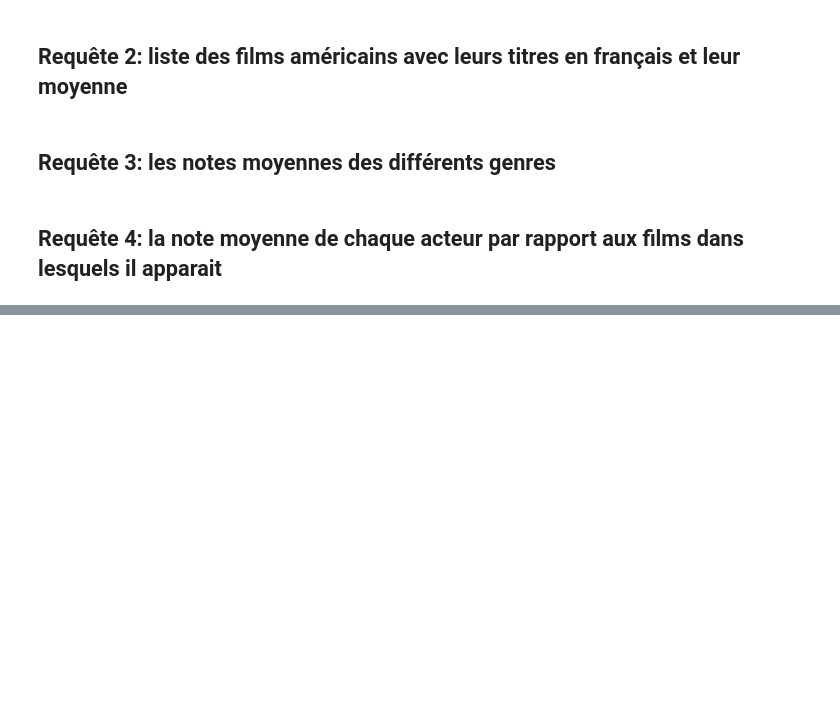
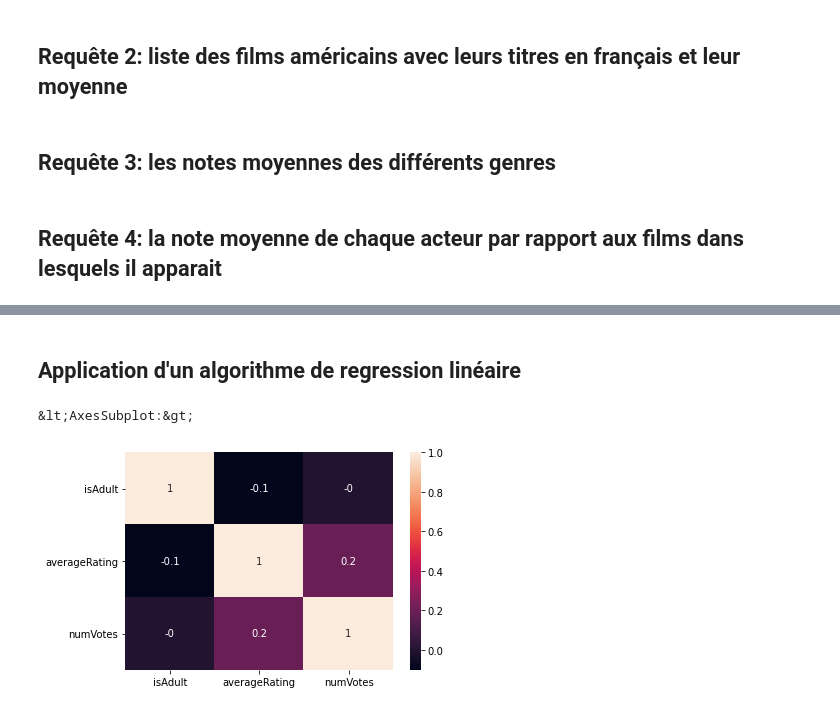
Before and after one commit to Orkaelle/Intermovie, a Jupyter notebook: inter_movie.ipynb, the cells around one changed output, grey strips where cells are left out. Cells and saved outputs as stored; diff of their text form; code cells hidden in the pictures; blank space fills up the shorter version.

Commit message:
bonus 3

```diff
--- a/inter_movie.ipynb
+++ b/inter_movie.ipynb
@@ -21,7 +21,7 @@ df_merged_inner = pd.merge(left = df_principals, right= df_name_basics, left_on=
 #lire title.basics
 # %%
 # lire le fichier title.basics.tsv
-df_title_basics = pd.read_csv('../title.basics.tsv', sep="\t", nrows = 80000)
+df_title_basics = pd.read_csv('../title.basics.tsv', sep="\t")
 # mettre un filtre sur titleType
 df_title_basics = df_title_basics.loc[(df_title_basics['titleType']=="tvMovie")|(df_title_basics['titleType']=="movie"),:]
 # select interesting columns
@@ -113,0 +88,23 @@ del(df_title_akas)
+# %%
+df_title_basics_3 = df_title_basics[["tconst", "primaryTitle", "titleType", "genres", "isAdult", "startYear", "runtimeMinutes"]]
+
+df_title_rating_3 = pd.read_csv('../title.ratings.tsv', sep="\t", usecols=["tconst", "averageRating", "numVotes"])
+df_title_akas_3 = pd.read_csv('../title.akas.tsv', sep="\t", usecols=["titleId", "region"])
+df_title_akas_3 = df_title_akas_3.rename(columns={'titleId': 'tconst'})
+#merge des dataframes df_title_basics_3 et df_title_rating_3
+df_title_3 = pd.merge(left = df_title_basics_3, right = df_title_rating_3, left_on = 'tconst', right_on = 'tconst', how = 'inner')
+# merge entre df_title_3 et df_title_akas_3
+df_bonus_3 = pd.merge(left = df_title_3, right = df_title_akas_3, left_on = 'tconst', right_on = 'tconst', how = 'inner')
+df_bonus_3 = pd.merge(left = df_merged_inner, right = df_bonus_3, left_on = 'tconst', right_on = 'tconst', how = 'inner')
+#nettoyage du dataframe df_bonus_3
+# %%
+#
+df_bonus_3 = df_bonus_3[~df_bonus_3.genres.str.contains('N')]
+df_bonus_3 = df_bonus_3[~df_bonus_3.runtimeMinutes.str.contains('N')]
+df_bonus_3 = df_bonus_3[~df_bonus_3.region.str.contains('N', na=False)]
+# %%
+df_bonus_3 = df_bonus_3[~df_bonus_3.startYear.str.contains('N', na=False)]
+#df_bonus_3 = df_bonus_3[~df_bonus_3.numVotes.str.contains('N')]
+##
+# %% [markdown]
+## Application d'un algorithme de regression linéaire
@@ -113,0 +117,8 @@ del(df_title_akas)
+# %%
+# trouver des corrélations du paramètre "averageRating" avec les autres paramètres
+df_bonus_3.corr()["averageRating"]
+matrice_corr = df_bonus_3.corr().round(1)
+sns.heatmap(data = matrice_corr, annot=True)
+# %% [output]
+&lt;AxesSubplot:&gt;
+[figure, added]
```
Also changed, not shown: parts of 10 cells of this notebook.
